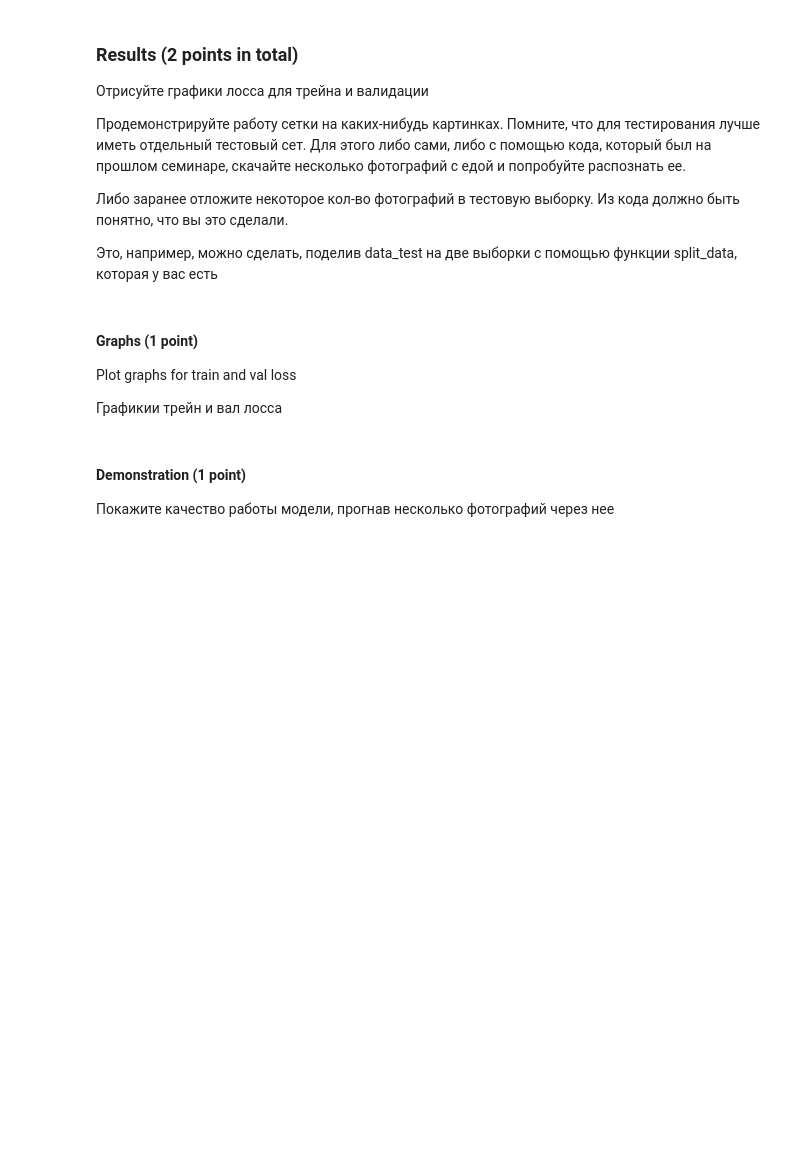
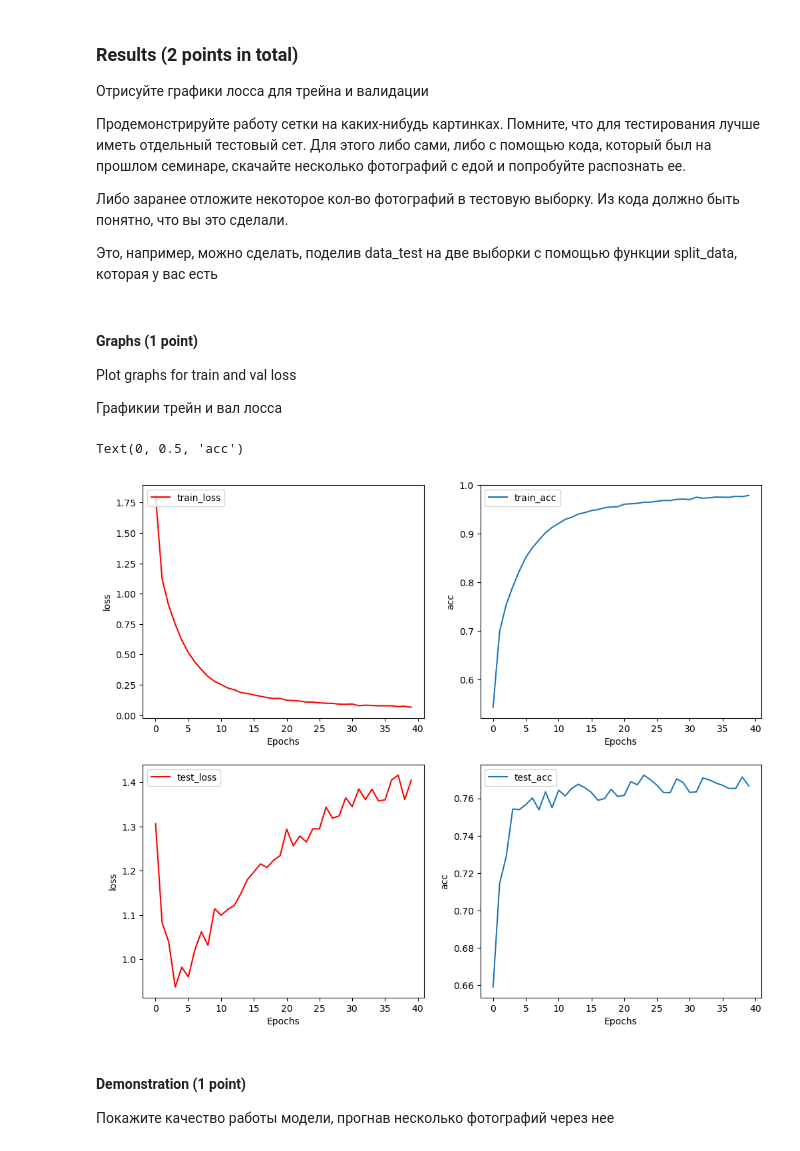
Before and after one commit to diemvs/hse_hw, a Jupyter notebook: dl/homework_02.ipynb, the cells around one changed output. Drawn from its saved outputs; the diff is of its cells as text; code cells hidden in the pictures; blank space fills up the shorter version.

```diff
--- a/dl/homework_02.ipynb
+++ b/dl/homework_02.ipynb
@@ -626,7 +625,7 @@ model.classifier = torch.nn.Sequential(
 # %%
 loss_fn = nn.CrossEntropyLoss()
 optimizer = torch.optim.Adam(model.parameters(), lr=0.001)
-n_epochs = 10
+n_epochs = 40
 
 torch.manual_seed(42)
 torch.cuda.manual_seed(42)
@@ -673,6 +678,33 @@ Epoch: 10 | train_loss: 0.2828 | train_acc: 0.9122 | test_loss: 1.0785 | test_ac
 Plot graphs for train and val loss
 
 Графикии трейн и вал лосса
+# %%
+import matplotlib.pyplot as plt
+
+fig, axes = plt.subplots(2, 2, figsize=(12, 10))
+
+axes[0, 0].plot(results["train_loss"], 'r', label="train_loss")
+axes[0, 0].legend(loc='upper left')
+axes[0, 0].set_xlabel('Epochs')
+axes[0, 0].set_ylabel('loss')
+
+axes[0, 1].plot(results["train_acc"], label="train_acc")
+axes[0, 1].legend(loc='upper left')
+axes[0, 1].set_xlabel('Epochs')
+axes[0, 1].set_ylabel('acc')
+
+axes[1, 0].plot(results["test_loss"], 'r', label="test_loss")
+axes[1, 0].legend(loc='upper left')
+axes[1, 0].set_xlabel('Epochs')
+axes[1, 0].set_ylabel('loss')
+
+axes[1, 1].plot(results["test_acc"], label="test_acc")
+axes[1, 1].legend(loc='upper left')
+axes[1, 1].set_xlabel('Epochs')
+axes[1, 1].set_ylabel('acc')
+# %% [output]
+Text(0, 0.5, 'acc')
+[figure, added]
 # %% [markdown]
 #### Demonstration (1 point)
 
```
Also changed, not shown: parts of 9 cells of this notebook, 5 other files.
